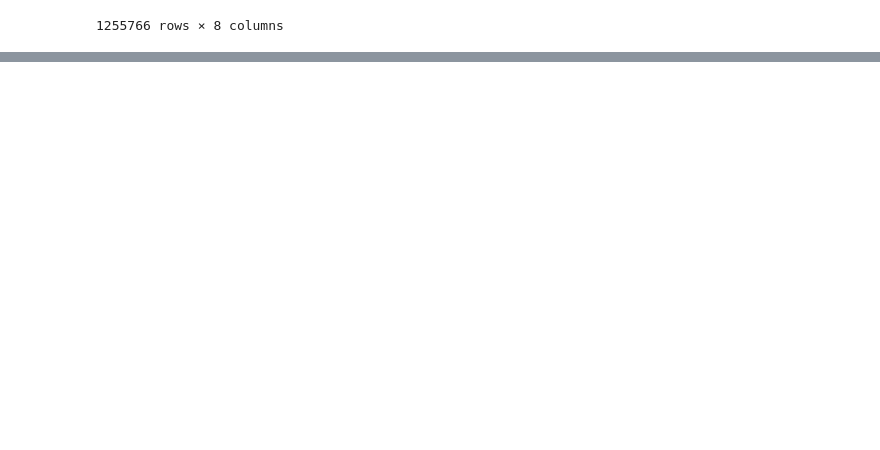
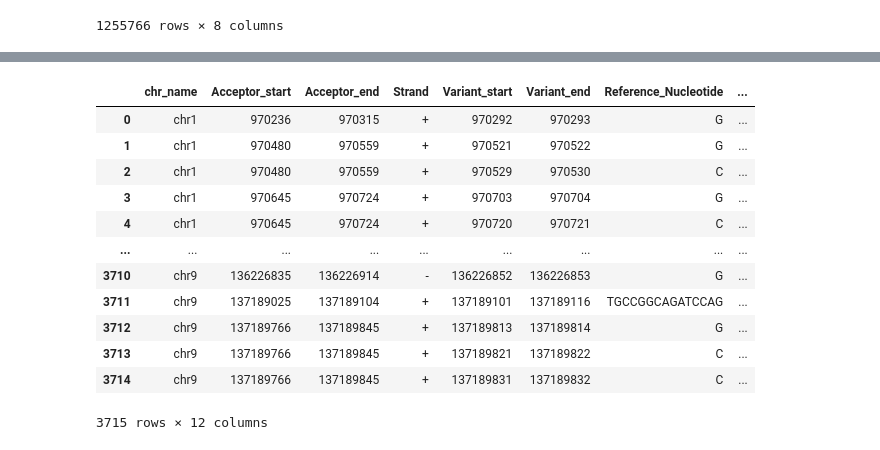
Before and after one commit to duttaprat/Postdoc, a Jupyter notebook: Collab_code/Oliver_scripts/new_scripts/acceptor_data.ipynb, the cells around one changed output, grey strips where cells are left out. Drawn from its saved outputs; the diff is of its cells as text; code cells hidden in the pictures; blank space fills up the shorter version.

```diff
--- a/Collab_code/Oliver_scripts/new_scripts/acceptor_data.ipynb
+++ b/Collab_code/Oliver_scripts/new_scripts/acceptor_data.ipynb
@@ -101,0 +148,22 @@ intersect_df
+# %%
+unique_rows = intersect_df.groupby(
+    ['chr_name', '{}_start'.format(non_coding_region), '{}_end'.format(non_coding_region), 'Strand','Variant_start', 'Variant_end',
+     'Reference_Nucleotide', 'Alternative_Nucleotides','DBSNP_ID','Info']
+)['Transcript_id'].agg(list).reset_index()
+unique_rows['number_of_transcripts'] = unique_rows['Transcript_id'].apply(len)
+# %%
+unique_rows
+# %% [output]
+|  | chr_name | Acceptor_start | Acceptor_end | Strand | Variant_start | Variant_end | Reference_Nucleotide | ... |
+| 0 | chr1 | 970236 | 970315 | + | 970292 | 970293 | G | ... |
+| 1 | chr1 | 970480 | 970559 | + | 970521 | 970522 | G | ... |
+| 2 | chr1 | 970480 | 970559 | + | 970529 | 970530 | C | ... |
+| 3 | chr1 | 970645 | 970724 | + | 970703 | 970704 | G | ... |
+| 4 | chr1 | 970645 | 970724 | + | 970720 | 970721 | C | ... |
+| ... | ... | ... | ... | ... | ... | ... | ... | ... |
+| 3710 | chr9 | 136226835 | 136226914 | - | 136226852 | 136226853 | G | ... |
+| 3711 | chr9 | 137189025 | 137189104 | + | 137189101 | 137189116 | TGCCGGCAGATCCAG | ... |
+| 3712 | chr9 | 137189766 | 137189845 | + | 137189813 | 137189814 | G | ... |
+| 3713 | chr9 | 137189766 | 137189845 | + | 137189821 | 137189822 | C | ... |
+| 3714 | chr9 | 137189766 | 137189845 | + | 137189831 | 137189832 | C | ... |
+3715 rows × 12 columns
```
Also changed, not shown: parts of 19 cells of this notebook, 48 other files.
